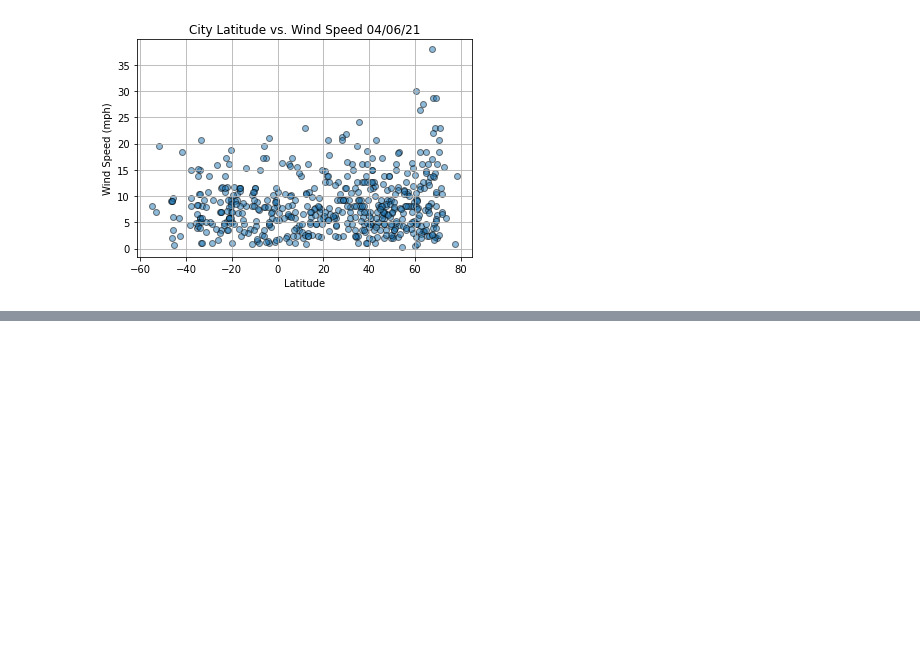
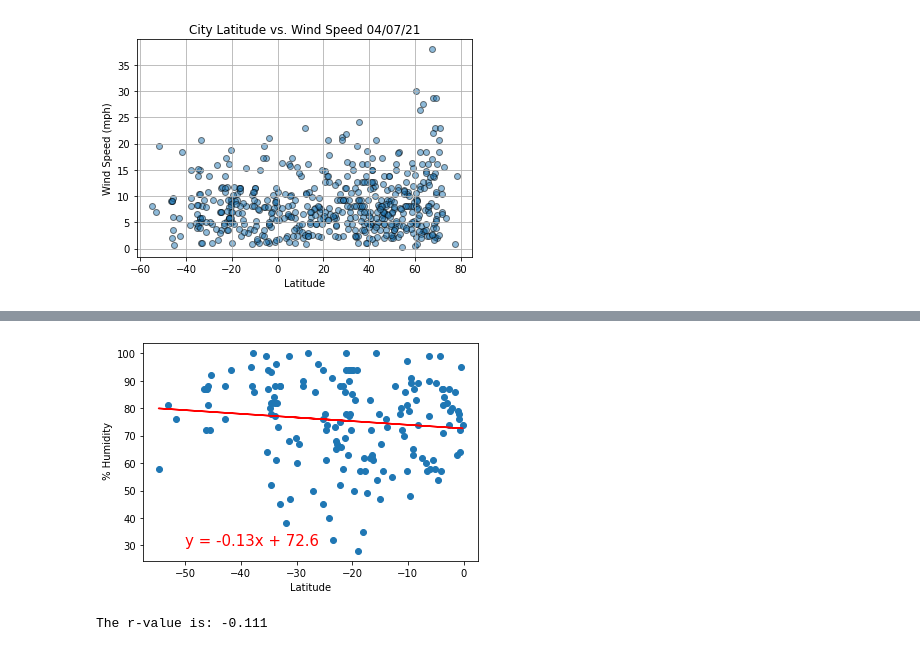
Before and after one commit to xumed001/World_Weather_Analysis, a Jupyter notebook: weatherPy.ipynb, the cells around one changed output, grey strips where cells are left out. Saved outputs shown, nothing was run; the diff lists cells and outputs as text; code cells hidden in the pictures; blank space fills up the shorter version.

```diff
--- a/weatherPy.ipynb
+++ b/weatherPy.ipynb
@@ -242,0 +314,12 @@ plt.show()
+# %%
+# linear regression on the Southern Hemisphere (Humidity)
+x_values = south_h_df["Lat"]
+y_values = south_h_df["Humidity"]
+
+# Call the function
+plot_linear_regression(x_values, y_values,
+                       'Linear Regression on the Southern Hemisphere \
+                        for Humidity', " % Humidity", (-50,30))
+# %% [output]
+[figure, added]
+The r-value is: -0.111
```
Also changed, not shown: parts of 12 cells of this notebook.
